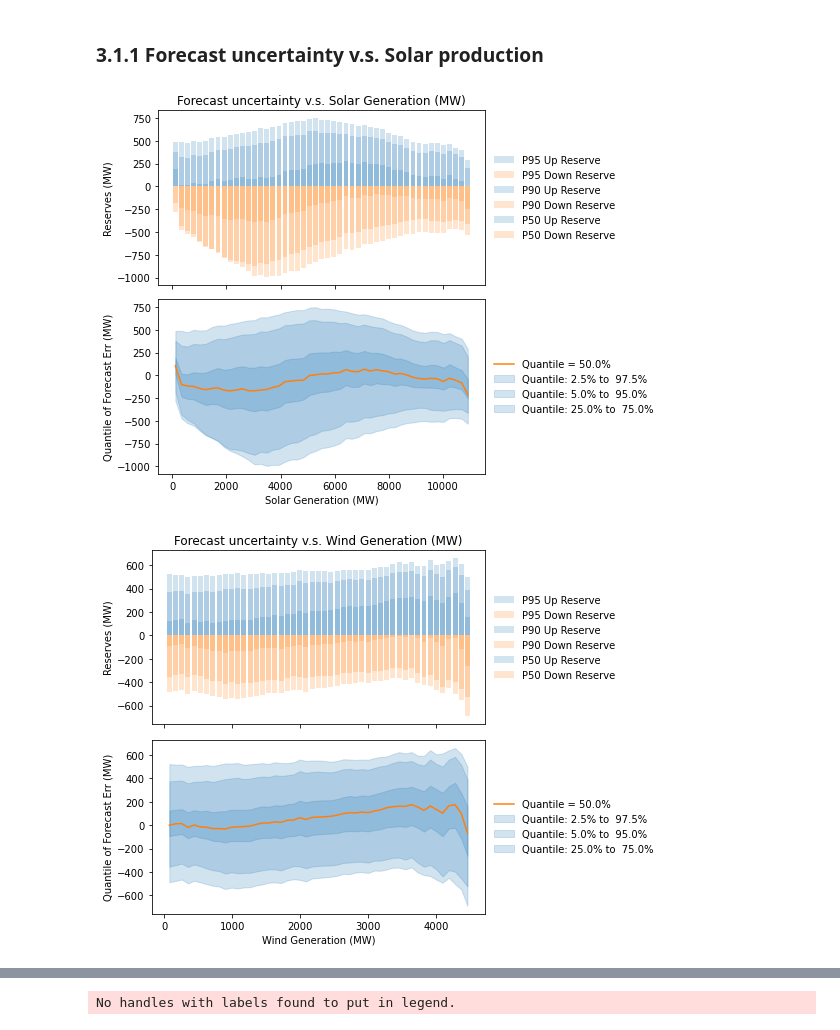
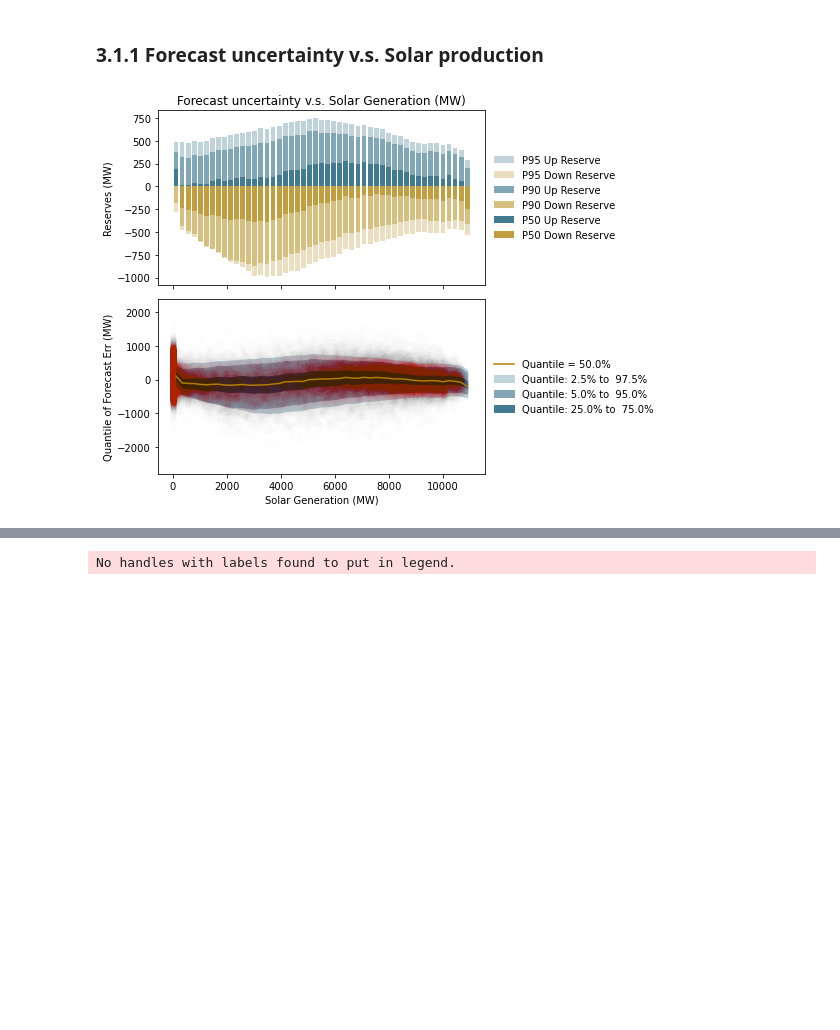
Before and after one commit to e3-/RESERVE-Public, a Jupyter notebook: code/rescue.ipynb, the cells around one changed output, grey strips where cells are left out. Saved outputs shown, nothing was run; the diff lists cells and outputs as text; code cells hidden in the pictures; blank space fills up the shorter version.

Commit message:
Change to the graphical language of the input variable plots

```diff
--- a/code/rescue.ipynb
+++ b/code/rescue.ipynb
@@ -248,3 +248,5 @@ pred_trainval.to_pickle("pred_trainval.pkl")
+# %%
+pred_trainval = pd.read_pickle(os.path.join(os.path.dirname(os.getcwd()),"output", "pred_trainval.pkl"))
 # %% [markdown]
 ## 3.1 Forecast uncertainty's relationship with input variables
 # %% [markdown]
@@ -255,23 +257,26 @@ def plot_quantile_forecast_against_var(pred_trainval, input_var_discretized, inp
     assert 0.5 in pred_trainval.columns, "No median forecast found!"
 
     pred_trainval_groupedby_input = pred_trainval.groupby(input_var_discretized.values).mean()
-
+    num_PI_pairs = (len(pred_trainval_groupedby_input.columns)-1)/2
     fig, axarr  = plt.subplots(2,1, sharex = True, gridspec_kw={"height_ratios":[1,1]})
 
-    for PI in pred_trainval_groupedby_input.columns:
+    for i,PI in enumerate(pred_trainval_groupedby_input.columns):
         if PI == 0.5:
             axarr[1].plot(pred_trainval_groupedby_input.index, pred_trainval_groupedby_input[0.5],
-                          label =  "Quantile = {:.1%}".format(0.5), color = 'C1')
+                          label =  "Quantile = {:.1%}".format(0.5), color = E3_colors[1])
         elif PI<0.5:
             axarr[1].fill_between(pred_trainval_groupedby_input.index, pred_trainval_groupedby_input[PI],
-                                  pred_trainval_groupedby_input[1-PI], color = 'C0', alpha = 0.2,
+                                  pred_trainval_groupedby_input[1-PI], color =  1- (1-E3_colors[0])*(i+1)/(num_PI_pairs+1),
                                   label =  "Quantile: {:.1%} to  {:.1%}".format(PI, 1-PI))
+
+
+    axarr[1].scatter(input_trainval["Solar_RTPD_Forecast_T+1"], output_trainval, color = E3_colors[2], alpha = 0.005)
 
 
     axarr[1].set_ylabel('Quantile of Forecast Err (MW)')
     axarr[1].legend(frameon = False, loc = 'center left', bbox_to_anchor = [1,0.5])
 
-    for PI in pred_trainval_groupedby_input.columns:
+    for i,PI in enumerate(pred_trainval_groupedby_input.columns):
         if PI<0.5:
             label = "P{:.0f}".format(100*(1-2*PI))
             upward_reserve = np.maximum(pred_trainval_groupedby_input[1-PI],0)
@@ -282,9 +287,9 @@ def plot_quantile_forecast_against_var(pred_trainval, input_var_discretized, inp
             bar_width = ((input_var_range[-1] - input_var_range[0])
                          /(input_var_range.size - 1)*0.8)
 
-            axarr[0].bar(input_var_range, upward_reserve, color = 'C0', alpha = 0.2,
+            axarr[0].bar(input_var_range, upward_reserve, color = 1- (1-E3_colors[0])*(i+1)/(num_PI_pairs+1),
                          width = bar_width, label = label+" Up Reserve")
-            axarr[0].bar(input_var_range, downward_reserve,  color = 'C1', alpha = 0.2,
+            axarr[0].bar(input_var_range, downward_reserve,  color = 1- (1-E3_colors[1])*(i+1)/(num_PI_pairs+1),
                          width = bar_width, label = label+" Down Reserve")
 
     axarr[0].legend(frameon = False, loc = 'center left', bbox_to_anchor = [1,0.5])
@@ -308,30 +313,29 @@ def discretize_var(input_var, n_bins = 50):
     return input_var_discretized
 # %%
 # Demonstrate the change in forecast uncertainty with respect to solar generation
-input_var_discretized = discretize_var(input_trainval["RTPD_Solar_Forecast_T+1"])
+input_var_discretized = discretize_var(input_trainval["Solar_RTPD_Forecast_T+1"])
 fig, axarr = plot_quantile_forecast_against_var(pred_trainval, input_var_discretized, "Solar Generation (MW)")
 
-# Demonstrate the change in forecast uncertainty with respect to solar generation
-input_var_discretized = discretize_var(input_trainval["RTPD_Wind_Forecast_T+1"])
-fig, axarr = plot_quantile_forecast_against_var(pred_trainval, input_var_discretized, "Wind Generation (MW)")
+# # Demonstrate the change in forecast uncertainty with respect to solar generation
+# input_var_discretized = discretize_var(input_trainval["Wind_RTPD_Forecast_T+1"])
+# fig, axarr = plot_quantile_forecast_against_var(pred_trainval, input_var_discretized, "Wind Generation (MW)")
 
-# Demonstrate the change in forecast uncertainty with respect to solar generation
-input_var_discretized = discretize_var(input_trainval["RTPD_Load_Forecast_T+1"])
-fig, axarr = plot_quantile_forecast_against_var(pred_trainval, input_var_discretized, "Load (MW)")
+# # Demonstrate the change in forecast uncertainty with respect to solar generation
+# input_var_discretized = discretize_var(input_trainval["Load_RTPD_Forecast_T+1"])
+# fig, axarr = plot_quantile_forecast_against_var(pred_trainval, input_var_discretized, "Load (MW)")
 
-# Demonstrate the change in forecast uncertainty with respect to solar generation
-diurnal_var = pred_trainval.index.hour
-fig, axarr = plot_quantile_forecast_against_var(pred_trainval, diurnal_var, "Hour")
+# # Demonstrate the change in forecast uncertainty with respect to solar generation
+# diurnal_var = pred_trainval.index.hour
+# fig, axarr = plot_quantile_forecast_against_var(pred_trainval, diurnal_var, "Hour")
 
-# Demonstrate the change in forecast uncertainty with respect to solar generation
-seasonal_var = pred_trainval.index.month
-fig, axarr = plot_quantile_forecast_against_var(pred_trainval, seasonal_var, "Month")
+# # Demonstrate the change in forecast uncertainty with respect to solar generation
+# seasonal_var = pred_trainval.index.month
+# fig, axarr = plot_quantile_forecast_against_var(pred_trainval, seasonal_var, "Month")
 
-# Demonstrate the change in forecast uncertainty with respect to days
-input_var_discretized = discretize_var(input_trainval['Num_Days_from_Start_Date_T+1'])
-input_var_discretized = pd.Timestamp('20170101') + input_var_discretized.astype('int')*pd.Timedelta('1D')
-fig, axarr = plot_quantile_forecast_against_var(pred_trainval, input_var_discretized, "Date of Observation")
-fig.autofmt_xdate()
+# # Demonstrate the change in forecast uncertainty with respect to days
+# input_var_discretized = discretize_var(input_trainval['Days_from_Start_Date_T+1'])
+# input_var_discretized = pd.Timestamp('20170101') + input_var_discretized.astype('int')*pd.Timedelta('1D')
+# fig, axarr = plot_quantile_forecast_against_var(pred_trainval, input_var_discretized, "Date of Observation")
+# fig.autofmt_xdate()
 # %% [output]
-[figure, old version]
+[figure, new version]
-[figure, removed]
```
Also changed, not shown: parts of 6 cells of this notebook.
